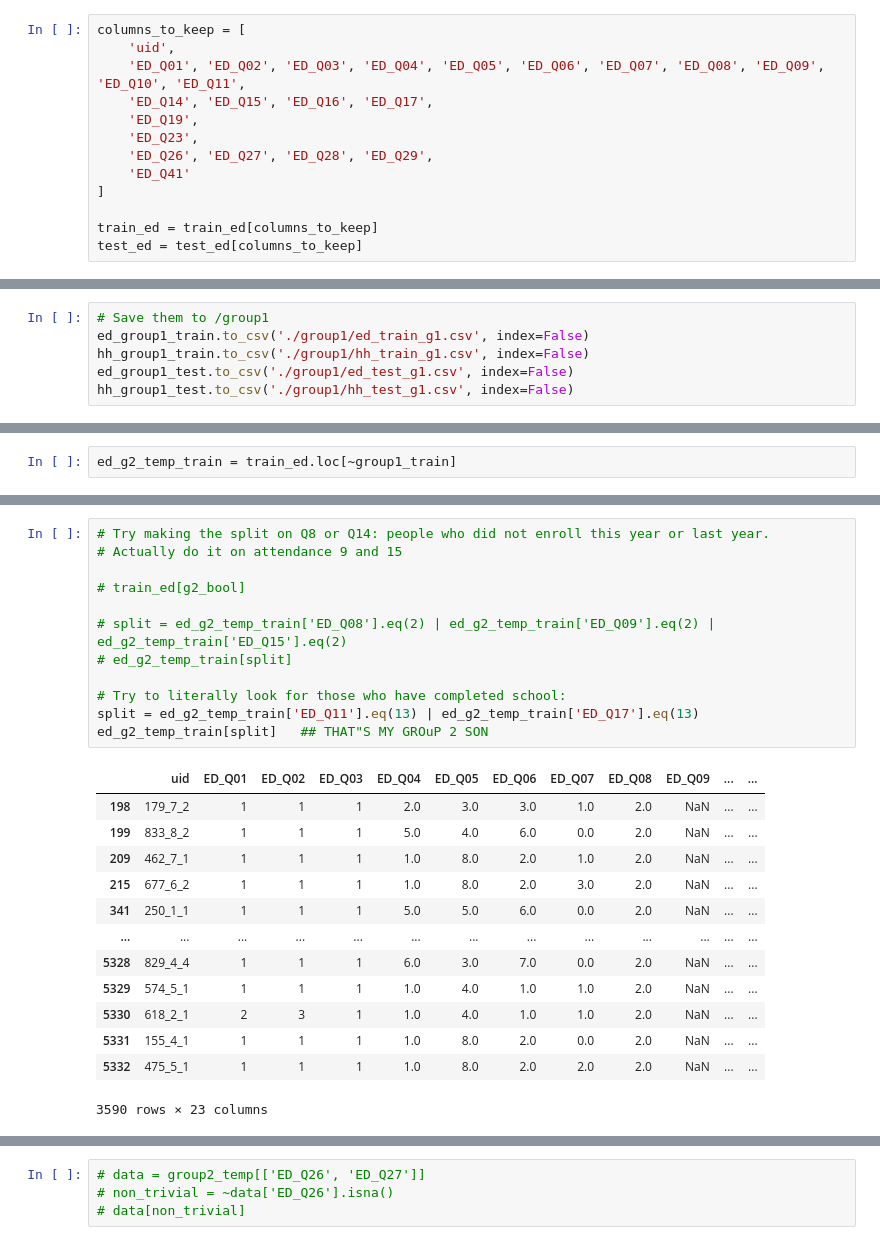
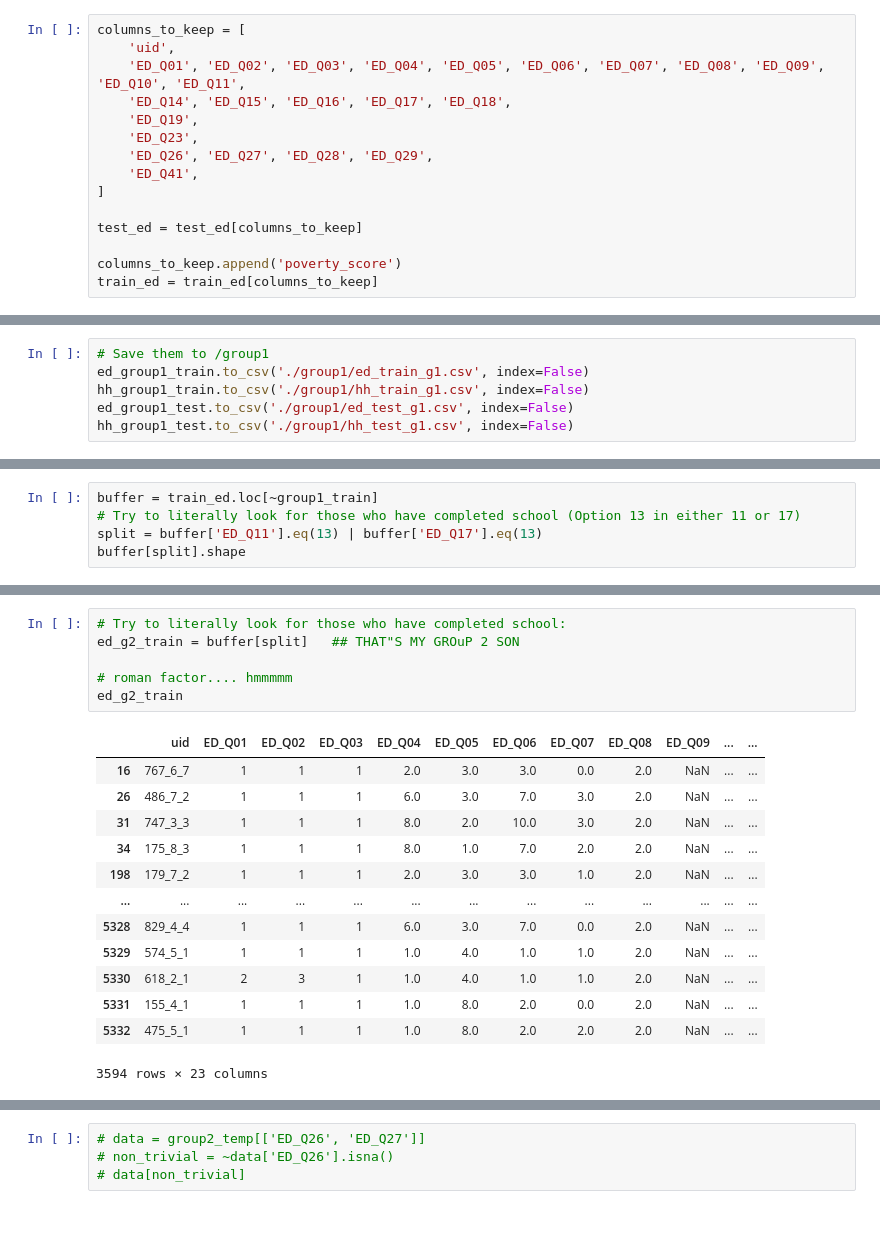
Before and after one commit to jbellogo/Classification, a Jupyter notebook: explorations.ipynb, the cells around one changed output, grey strips where cells are left out. Drawn from its saved outputs; the diff is of its cells as text.

```diff
--- a/explorations.ipynb
+++ b/explorations.ipynb
@@ -86,12 +89,14 @@ test_hh = test_hh.drop(columns=['HH_Q04', 'HH_Q08', 'HH_Q12', 'HH_Q18'])
 columns_to_keep = [
     'uid',
     'ED_Q01', 'ED_Q02', 'ED_Q03', 'ED_Q04', 'ED_Q05', 'ED_Q06', 'ED_Q07', 'ED_Q08', 'ED_Q09', 'ED_Q10', 'ED_Q11',
-    'ED_Q14', 'ED_Q15', 'ED_Q16', 'ED_Q17',
+    'ED_Q14', 'ED_Q15', 'ED_Q16', 'ED_Q17', 'ED_Q18',
     'ED_Q19',
     'ED_Q23',
     'ED_Q26', 'ED_Q27', 'ED_Q28', 'ED_Q29',
-    'ED_Q41'
+    'ED_Q41',
 ]
 
+test_ed = test_ed[columns_to_keep]
+
+columns_to_keep.append('poverty_score')
 train_ed = train_ed[columns_to_keep]
-test_ed = test_ed[columns_to_keep]
@@ -126,2 +171,5 @@ Where to split....
 # %%
-ed_g2_temp_train = train_ed.loc[~group1_train]
+buffer = train_ed.loc[~group1_train]
+# Try to literally look for those who have completed school (Option 13 in either 11 or 17)
+split = buffer['ED_Q11'].eq(13) | buffer['ED_Q17'].eq(13)
+buffer[split].shape
@@ -146,26 +214,20 @@ ed_g2_temp_train
 # %%
-# Try making the split on Q8 or Q14: people who did not enroll this year or last year.
-# Actually do it on attendance 9 and 15
+# Try to literally look for those who have completed school:
+ed_g2_train = buffer[split]   ## THAT"S MY GROuP 2 SON
 
-# train_ed[g2_bool]
-
-# split = ed_g2_temp_train['ED_Q08'].eq(2) | ed_g2_temp_train['ED_Q09'].eq(2) | ed_g2_temp_train['ED_Q15'].eq(2)
-# ed_g2_temp_train[split]
-
-# Try to literally look for those who have completed school:
-split = ed_g2_temp_train['ED_Q11'].eq(13) | ed_g2_temp_train['ED_Q17'].eq(13)
-ed_g2_temp_train[split]   ## THAT"S MY GROuP 2 SON
+# roman factor.... hmmmmm
+ed_g2_train
 # %% [output]
 |  | uid | ED_Q01 | ED_Q02 | ED_Q03 | ED_Q04 | ED_Q05 | ED_Q06 | ED_Q07 | ED_Q08 | ED_Q09 | ... | ... |
+| 16 | 767_6_7 | 1 | 1 | 1 | 2.0 | 3.0 | 3.0 | 0.0 | 2.0 | NaN | ... | ... |
+| 26 | 486_7_2 | 1 | 1 | 1 | 6.0 | 3.0 | 7.0 | 3.0 | 2.0 | NaN | ... | ... |
+| 31 | 747_3_3 | 1 | 1 | 1 | 8.0 | 2.0 | 10.0 | 3.0 | 2.0 | NaN | ... | ... |
+| 34 | 175_8_3 | 1 | 1 | 1 | 8.0 | 1.0 | 7.0 | 2.0 | 2.0 | NaN | ... | ... |
 | 198 | 179_7_2 | 1 | 1 | 1 | 2.0 | 3.0 | 3.0 | 1.0 | 2.0 | NaN | ... | ... |
-| 199 | 833_8_2 | 1 | 1 | 1 | 5.0 | 4.0 | 6.0 | 0.0 | 2.0 | NaN | ... | ... |
-| 209 | 462_7_1 | 1 | 1 | 1 | 1.0 | 8.0 | 2.0 | 1.0 | 2.0 | NaN | ... | ... |
-| 215 | 677_6_2 | 1 | 1 | 1 | 1.0 | 8.0 | 2.0 | 3.0 | 2.0 | NaN | ... | ... |
-| 341 | 250_1_1 | 1 | 1 | 1 | 5.0 | 5.0 | 6.0 | 0.0 | 2.0 | NaN | ... | ... |
 | ... | ... | ... | ... | ... | ... | ... | ... | ... | ... | ... | ... | ... |
 | 5328 | 829_4_4 | 1 | 1 | 1 | 6.0 | 3.0 | 7.0 | 0.0 | 2.0 | NaN | ... | ... |
 | 5329 | 574_5_1 | 1 | 1 | 1 | 1.0 | 4.0 | 1.0 | 1.0 | 2.0 | NaN | ... | ... |
 | 5330 | 618_2_1 | 2 | 3 | 1 | 1.0 | 4.0 | 1.0 | 1.0 | 2.0 | NaN | ... | ... |
 | 5331 | 155_4_1 | 1 | 1 | 1 | 1.0 | 8.0 | 2.0 | 0.0 | 2.0 | NaN | ... | ... |
 | 5332 | 475_5_1 | 1 | 1 | 1 | 1.0 | 8.0 | 2.0 | 2.0 | 2.0 | NaN | ... | ... |
-3590 rows × 23 columns
+3594 rows × 23 columns
```
Also changed, not shown: parts of 12 cells of this notebook.
